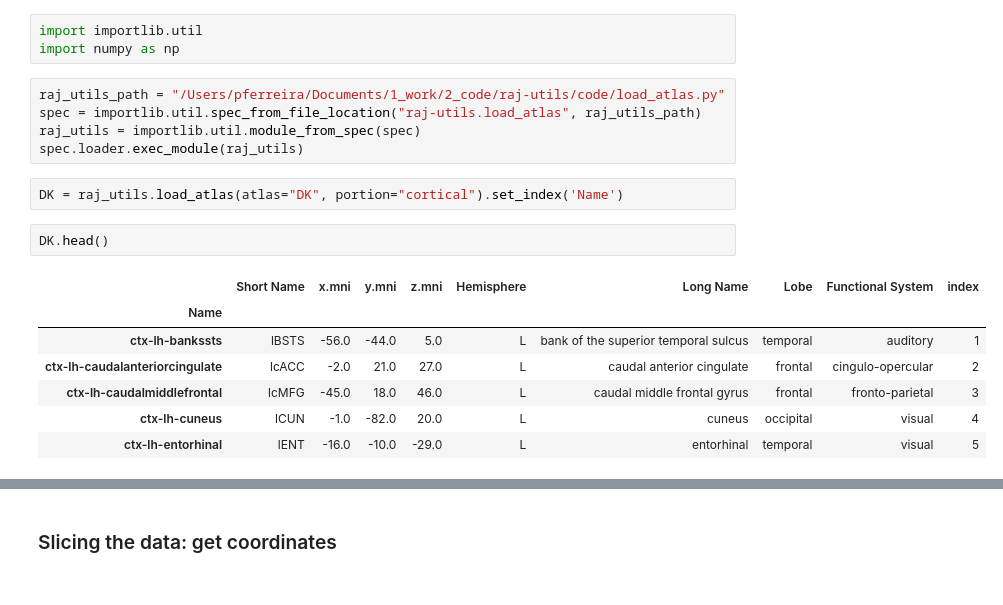
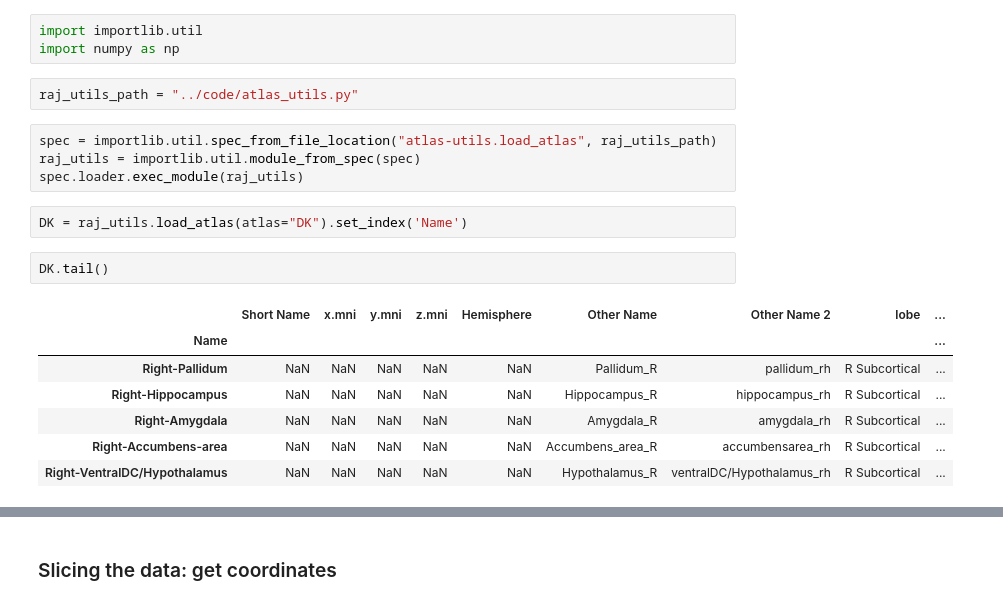
Before and after one commit to Raj-Lab-UCSF/cortography, a Jupyter notebook: notebooks/loading_DK.ipynb, the cells around one changed output, grey strips where cells are left out. Saved outputs shown, nothing was run; the diff lists cells and outputs as text.

```diff
--- a/notebooks/loading_DK.ipynb
+++ b/notebooks/loading_DK.ipynb
@@ -9,20 +9,21 @@ First make a pointer for the raj-utils directory
 # %%
 import importlib.util
 import numpy as np
+# %%
+raj_utils_path = "../code/atlas_utils.py"
 # %%
-raj_utils_path = "/Users/pferreira/Documents/1_work/2_code/raj-utils/code/load_atlas.py"
-spec = importlib.util.spec_from_file_location("raj-utils.load_atlas", raj_utils_path)
+spec = importlib.util.spec_from_file_location("atlas-utils.load_atlas", raj_utils_path)
 raj_utils = importlib.util.module_from_spec(spec)
 spec.loader.exec_module(raj_utils)
 # %%
-DK = raj_utils.load_atlas(atlas="DK", portion="cortical").set_index('Name')
+DK = raj_utils.load_atlas(atlas="DK").set_index('Name')
 # %%
-DK.head()
+DK.tail()
 # %% [output]
-|  | Short Name | x.mni | y.mni | z.mni | Hemisphere | Long Name | Lobe | Functional System | index |
-| Name |  |  |  |  |  |  |  |  |  |
-| ctx-lh-bankssts | lBSTS | -56.0 | -44.0 | 5.0 | L | bank of the superior temporal sulcus | temporal | auditory | 1 |
-| ctx-lh-caudalanteriorcingulate | lcACC | -2.0 | 21.0 | 27.0 | L | caudal anterior cingulate | frontal | cingulo-opercular | 2 |
-| ctx-lh-caudalmiddlefrontal | lcMFG | -45.0 | 18.0 | 46.0 | L | caudal middle frontal gyrus | frontal | fronto-parietal | 3 |
-| ctx-lh-cuneus | lCUN | -1.0 | -82.0 | 20.0 | L | cuneus | occipital | visual | 4 |
-| ctx-lh-entorhinal | lENT | -16.0 | -10.0 | -29.0 | L | entorhinal | temporal | visual | 5 |
+|  | Short Name | x.mni | y.mni | z.mni | Hemisphere | Other Name | Other Name 2 | lobe | ... |
+| Name |  |  |  |  |  |  |  |  | ... |
+| Right-Pallidum | NaN | NaN | NaN | NaN | NaN | Pallidum_R | pallidum_rh | R Subcortical | ... |
+| Right-Hippocampus | NaN | NaN | NaN | NaN | NaN | Hippocampus_R | hippocampus_rh | R Subcortical | ... |
+| Right-Amygdala | NaN | NaN | NaN | NaN | NaN | Amygdala_R | amygdala_rh | R Subcortical | ... |
+| Right-Accumbens-area | NaN | NaN | NaN | NaN | NaN | Accumbens_area_R | accumbensarea_rh | R Subcortical | ... |
+| Right-VentralDC/Hypothalamus | NaN | NaN | NaN | NaN | NaN | Hypothalamus_R | ventralDC/Hypothalamus_rh | R Subcortical | ... |
```
Also changed, not shown: parts of 4 cells of this notebook, 4 other files.
